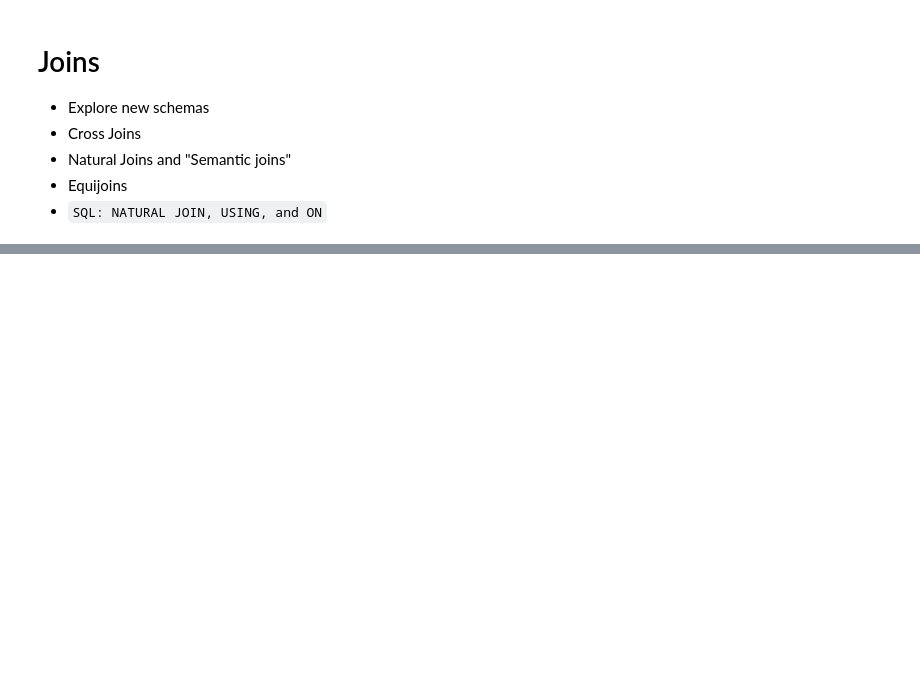
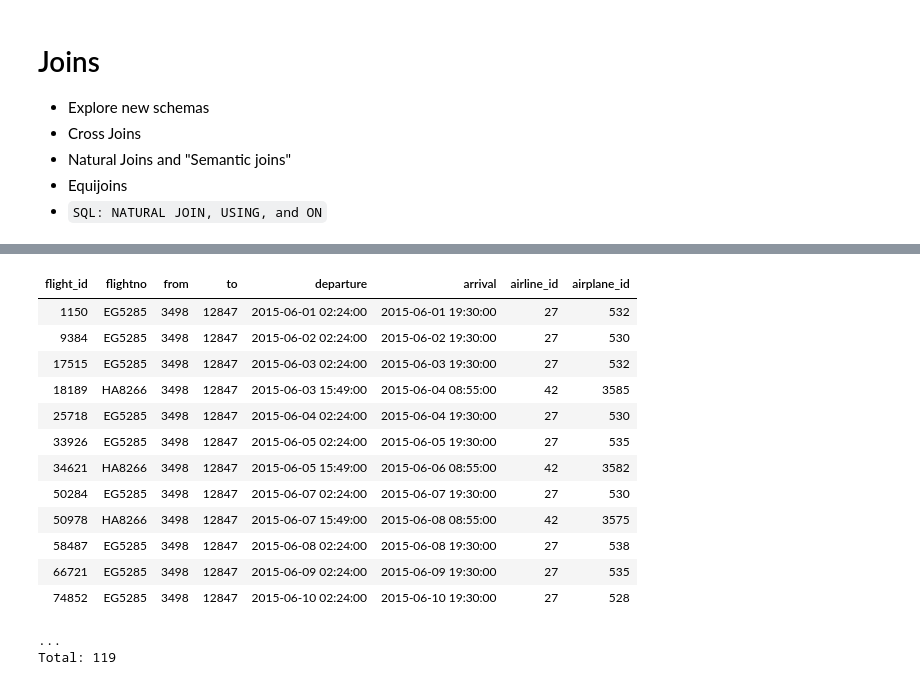
Before and after one commit to dimitri-yatsenko/Database-Systems-for-Data-Science, a Jupyter notebook: notebooks/Joins.ipynb, the cells around one changed output, grey strips where cells are left out. Cells and saved outputs as stored; diff of their text form; code cells hidden in the pictures; blank space fills up the shorter version.

```diff
--- a/notebooks/Joins.ipynb
+++ b/notebooks/Joins.ipynb
@@ -188,0 +133,3 @@ SELECT * FROM product WHERE product_name LIKE "%Bike%"
+# %%
+airport = dj.create_virtual_module('airport', 'shared_airport')
+dj.Diagram(airport)
@@ -188,0 +167,18 @@ SELECT * FROM product WHERE product_name LIKE "%Bike%"
+# %%
+airport.Flight & {'to':12847, 'from': 3498}
+# %% [output]
+| flight_id | flightno | from | to | departure | arrival | airline_id | airplane_id |
+| 1150 | EG5285 | 3498 | 12847 | 2015-06-01 02:24:00 | 2015-06-01 19:30:00 | 27 | 532 |
+| 9384 | EG5285 | 3498 | 12847 | 2015-06-02 02:24:00 | 2015-06-02 19:30:00 | 27 | 530 |
+| 17515 | EG5285 | 3498 | 12847 | 2015-06-03 02:24:00 | 2015-06-03 19:30:00 | 27 | 532 |
+| 18189 | HA8266 | 3498 | 12847 | 2015-06-03 15:49:00 | 2015-06-04 08:55:00 | 42 | 3585 |
+| 25718 | EG5285 | 3498 | 12847 | 2015-06-04 02:24:00 | 2015-06-04 19:30:00 | 27 | 530 |
+| 33926 | EG5285 | 3498 | 12847 | 2015-06-05 02:24:00 | 2015-06-05 19:30:00 | 27 | 535 |
+| 34621 | HA8266 | 3498 | 12847 | 2015-06-05 15:49:00 | 2015-06-06 08:55:00 | 42 | 3582 |
+| 50284 | EG5285 | 3498 | 12847 | 2015-06-07 02:24:00 | 2015-06-07 19:30:00 | 27 | 530 |
+| 50978 | HA8266 | 3498 | 12847 | 2015-06-07 15:49:00 | 2015-06-08 08:55:00 | 42 | 3575 |
+| 58487 | EG5285 | 3498 | 12847 | 2015-06-08 02:24:00 | 2015-06-08 19:30:00 | 27 | 538 |
+| 66721 | EG5285 | 3498 | 12847 | 2015-06-09 02:24:00 | 2015-06-09 19:30:00 | 27 | 535 |
+| 74852 | EG5285 | 3498 | 12847 | 2015-06-10 02:24:00 | 2015-06-10 19:30:00 | 27 | 528 |
+...
+Total: 119
```
Also changed, not shown: parts of 98 cells of this notebook, 2 other files.
